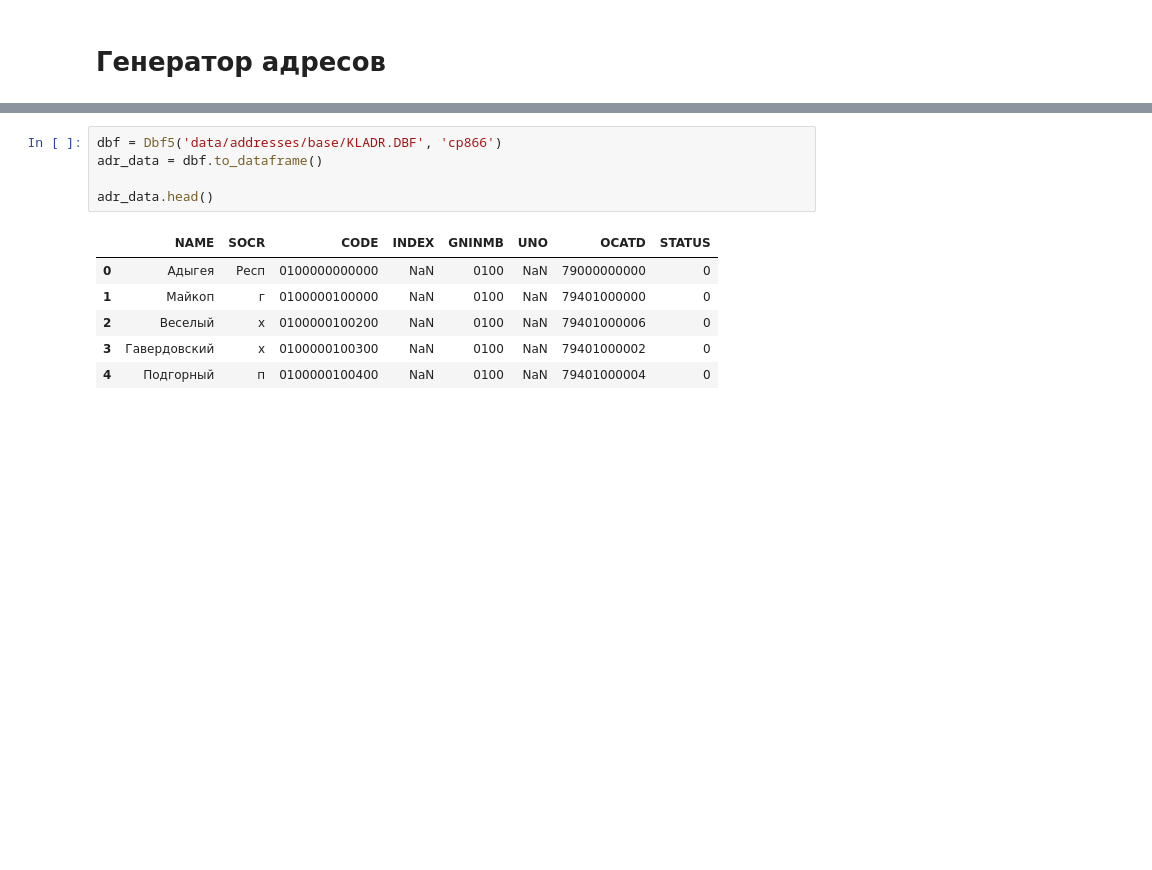
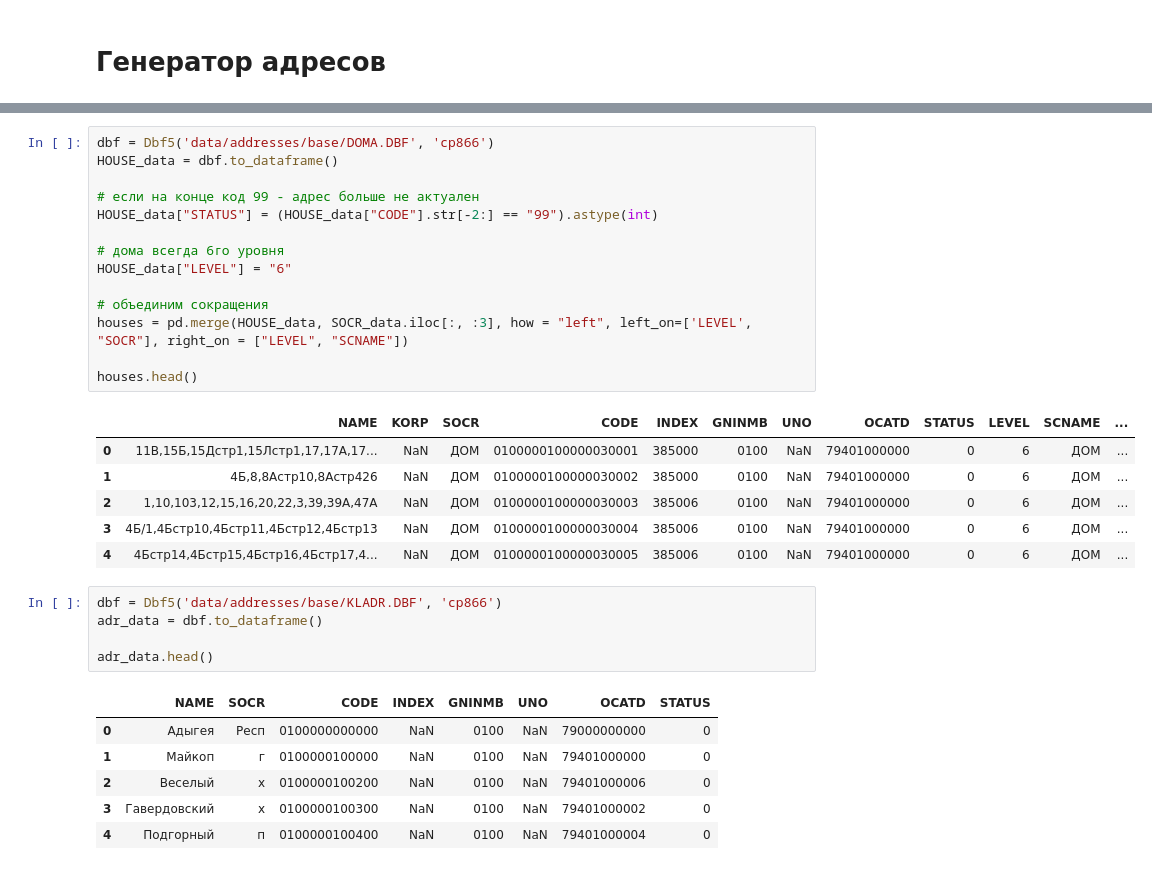
Before and after one commit to akondrashov96/MDS-Master-Thesis, a Jupyter notebook: Data parser.ipynb, the cells around one changed output, grey strips where cells are left out. Saved outputs shown, nothing was run; the diff lists cells and outputs as text; blank space fills up the shorter version.

```diff
--- a/Data parser.ipynb
+++ b/Data parser.ipynb
@@ -85,3 +158,24 @@ SQLalchemy is not installed. No support for SQL output.
+# %%
+dbf = Dbf5('data/addresses/base/DOMA.DBF', 'cp866')
+HOUSE_data = dbf.to_dataframe()
+
+# если на конце код 99 - адрес больше не актуален
+HOUSE_data["STATUS"] = (HOUSE_data["CODE"].str[-2:] == "99").astype(int)
+
+# дома всегда 6го уровня
+HOUSE_data["LEVEL"] = "6"
+
+# объединим сокращения
+houses = pd.merge(HOUSE_data, SOCR_data.iloc[:, :3], how = "left", left_on=['LEVEL', "SOCR"], right_on = ["LEVEL", "SCNAME"])
+
+houses.head()
+# %% [output]
+|  | NAME | KORP | SOCR | CODE | INDEX | GNINMB | UNO | OCATD | STATUS | LEVEL | SCNAME | ... |
+| 0 | 11В,15Б,15Дстр1,15Лстр1,17,17А,17... | NaN | ДОМ | 0100000100000030001 | 385000 | 0100 | NaN | 79401000000 | 0 | 6 | ДОМ | ... |
+| 1 | 4Б,8,8Астр10,8Астр426 | NaN | ДОМ | 0100000100000030002 | 385000 | 0100 | NaN | 79401000000 | 0 | 6 | ДОМ | ... |
+| 2 | 1,10,103,12,15,16,20,22,3,39,39А,47А | NaN | ДОМ | 0100000100000030003 | 385006 | 0100 | NaN | 79401000000 | 0 | 6 | ДОМ | ... |
+| 3 | 4Б/1,4Бстр10,4Бстр11,4Бстр12,4Бстр13 | NaN | ДОМ | 0100000100000030004 | 385006 | 0100 | NaN | 79401000000 | 0 | 6 | ДОМ | ... |
+| 4 | 4Бстр14,4Бстр15,4Бстр16,4Бстр17,4... | NaN | ДОМ | 0100000100000030005 | 385006 | 0100 | NaN | 79401000000 | 0 | 6 | ДОМ | ... |
 # %%
 dbf = Dbf5('data/addresses/base/KLADR.DBF', 'cp866')
 adr_data = dbf.to_dataframe()
```
Also changed, not shown: parts of 29 cells of this notebook, 2 other files.
